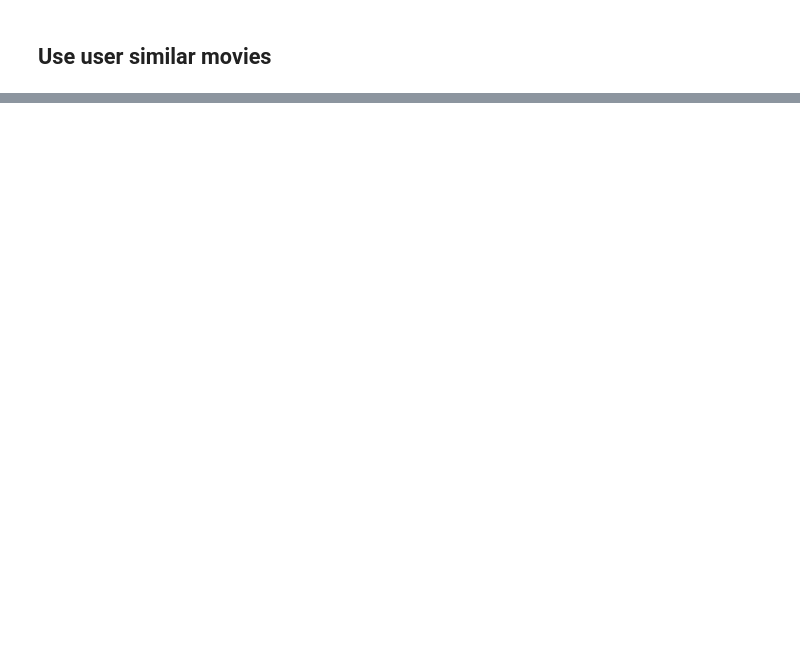
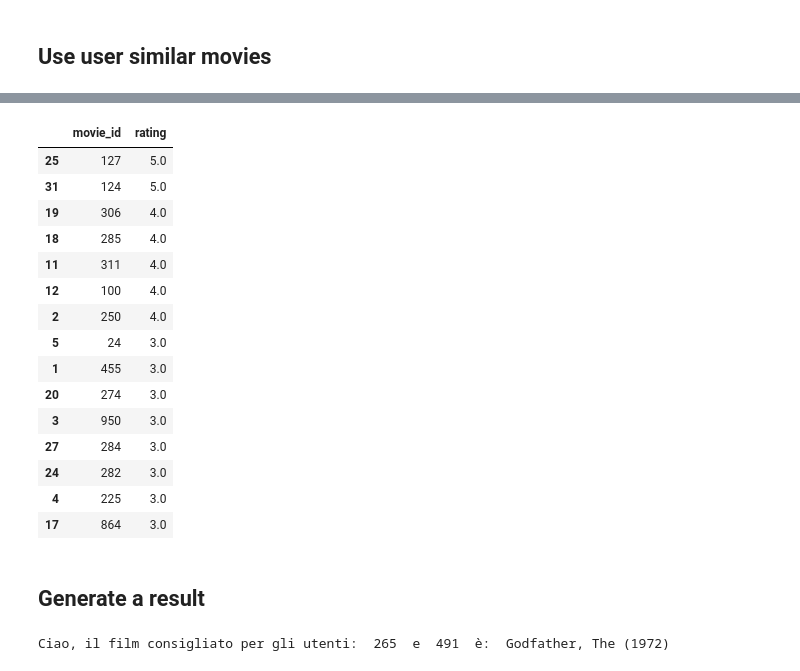
Before and after one commit to GuidiSara/Group_Recommender_System_Movie, a Jupyter notebook: main_jupyter.ipynb, the cells around one changed output, grey strips where cells are left out. Saved outputs shown, nothing was run; the diff lists cells and outputs as text; code cells hidden in the pictures; blank space fills up the shorter version.

```diff
--- a/main_jupyter.ipynb
+++ b/main_jupyter.ipynb
@@ -370,0 +420,20 @@ for i in predicted_movies:
+# %%
+result = missing_movies.loc[missing_movies['rating'] >= 3]
+result
+# %% [output]
+|  | movie_id | rating |
+| 25 | 127 | 5.0 |
+| 31 | 124 | 5.0 |
+| 19 | 306 | 4.0 |
+| 18 | 285 | 4.0 |
+| 11 | 311 | 4.0 |
+| 12 | 100 | 4.0 |
+| 2 | 250 | 4.0 |
+| 5 | 24 | 3.0 |
+| 1 | 455 | 3.0 |
+| 20 | 274 | 3.0 |
+| 3 | 950 | 3.0 |
+| 27 | 284 | 3.0 |
+| 24 | 282 | 3.0 |
+| 4 | 225 | 3.0 |
+| 17 | 864 | 3.0 |
@@ -370,0 +443,6 @@ for i in predicted_movies:
+# %% [markdown]
+## Generate a result
+# %%
+print("Ciao, il film consigliato per gli utenti: " , people[0], " e ", people [1], " è: " , movie_row['title'].item())
+# %% [output]
+Ciao, il film consigliato per gli utenti:  265  e  491  è:  Godfather, The (1972)
```
Also changed, not shown: parts of 23 cells of this notebook.
